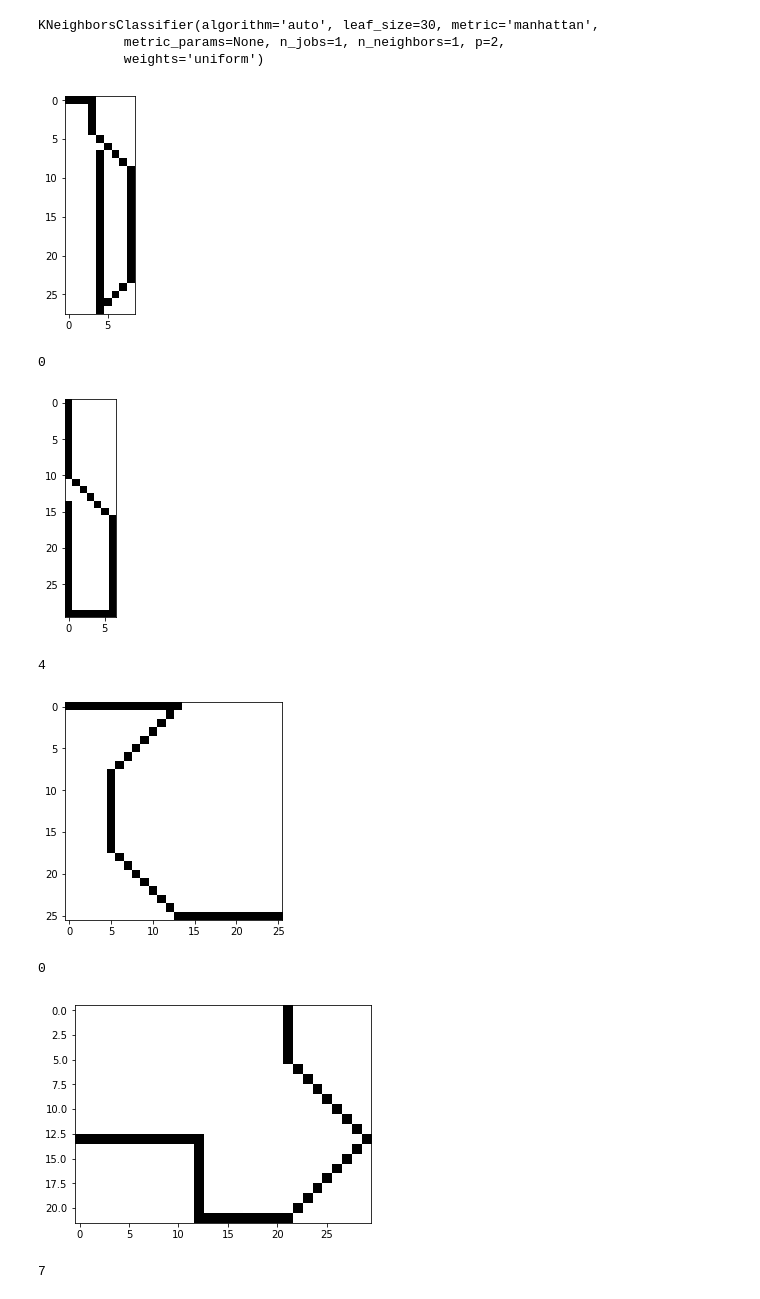
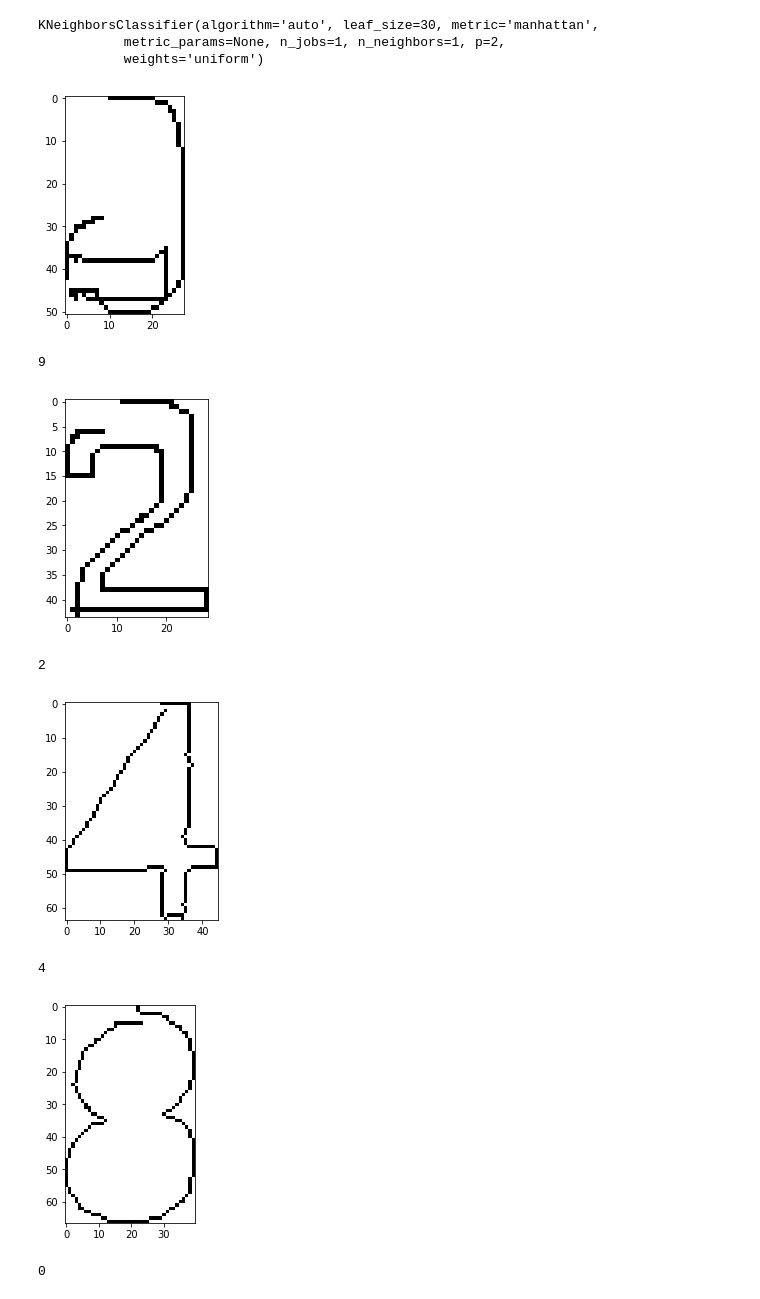
Before and after one commit to jauhararifin/imaginary, a Jupyter notebook: task_4/task.ipynb, the cells around one changed output. Cells and saved outputs as stored; diff of their text form; code cells hidden in the pictures.

```diff
--- a/task_4/task.ipynb
+++ b/task_4/task.ipynb
@@ -64,7 +64,8 @@ def stretch_chain_code(chain_code, len_dest):
         for i in range(len_dest):
             i_from = round(i*scale)
             i_to = min(round(i_from + scale), len(chain_code))
-            ret += [max(set(chain_code[i_from:i_to]), key=chain_code[i_from:i_to].count)]
+            # ret += [max(set(chain_code[i_from:i_to]), key=chain_code[i_from:i_to].count)]
+            ret += [int(round(np.average(chain_code[i_from:i_to])))]
     return ret
 
 def generate_all_chain_code(mat):
@@ -192,8 +175,12 @@ for file in glob.glob('training/*'):
 
     chain_codes = get_all_chain_codes_in_image(image_grayscale)
     chain_code = max(map(lambda x: (len(x), x), chain_codes))[1]
-    chain_code = stretch_chain_code(chain_code, 50)
+    chain_code = stretch_chain_code(chain_code, 180)
 
     label = file[9]
     data_x.append(chain_code)
     data_y.append(int(label))
+
+for d in data_x:
+    print(len(d))
+    draw_chain_code(d)
@@ -209,20 +210,20 @@ KNeighborsClassifier(algorithm='auto', leaf_size=30, metric='manhattan',
            metric_params=None, n_jobs=1, n_neighbors=1, p=2,
            weights='uniform')
 # %%
-data_to_predict = filter(lambda x: len(x) > 2, img_chain_codes)
-data_to_predict = map(lambda x: stretch_chain_code(x, 50), data_to_predict)
+data_to_predict = list(filter(lambda x: len(x) > 40, img_chain_codes))
+data_to_predict = map(lambda y: stretch_chain_code(y, 180), data_to_predict)
 data_to_predict = list(data_to_predict)
 
 predicted = knn.predict(data_to_predict)
 for test, result in zip(data_to_predict, predicted):
     draw_chain_code(test)
     print(result)
 # %% [output]
-[figure, old version]
+[figure, new version]
-0
+9
-[figure, old version]
+[figure, new version]
-4
+2
-[figure, old version]
+[figure, new version]
-0
+4
-[figure, old version]
+[figure, new version]
-7
+0
```
Also changed, not shown: parts of 3 cells of this notebook.
